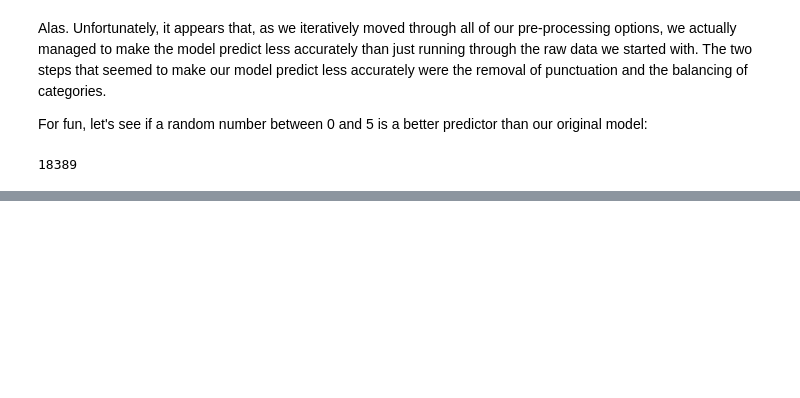
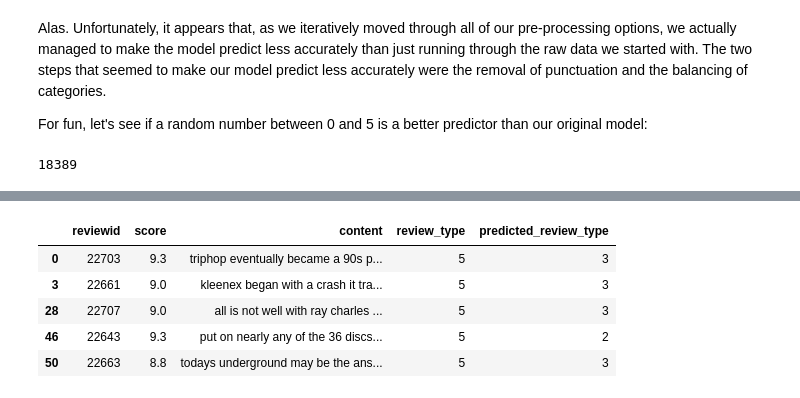
Before and after one commit to lindseyberlin/Revised-Module-3-Project, a Jupyter notebook: Score_Prediction.ipynb, the cells around one changed output, grey strips where cells are left out. Drawn from its saved outputs; the diff is of its cells as text; code cells hidden in the pictures; blank space fills up the shorter version.

```diff
--- a/Score_Prediction.ipynb
+++ b/Score_Prediction.ipynb
@@ -660 +664,10 @@ True     0.192724
 Name: review_type, dtype: float64
+# %%
+balanced_refinement.data.head()
+# %% [output]
+|  | reviewid | score | content | review_type | predicted_review_type |
+| 0 | 22703 | 9.3 | triphop eventually became a 90s p... | 5 | 3 |
+| 3 | 22661 | 9.0 | kleenex began with a crash it tra... | 5 | 3 |
+| 28 | 22707 | 9.0 | all is not well with ray charles ... | 5 | 3 |
+| 46 | 22643 | 9.3 | put on nearly any of the 36 discs... | 5 | 2 |
+| 50 | 22663 | 8.8 | todays underground may be the ans... | 5 | 3 |
```
Also changed, not shown: parts of 3 cells of this notebook, 1 other file.
